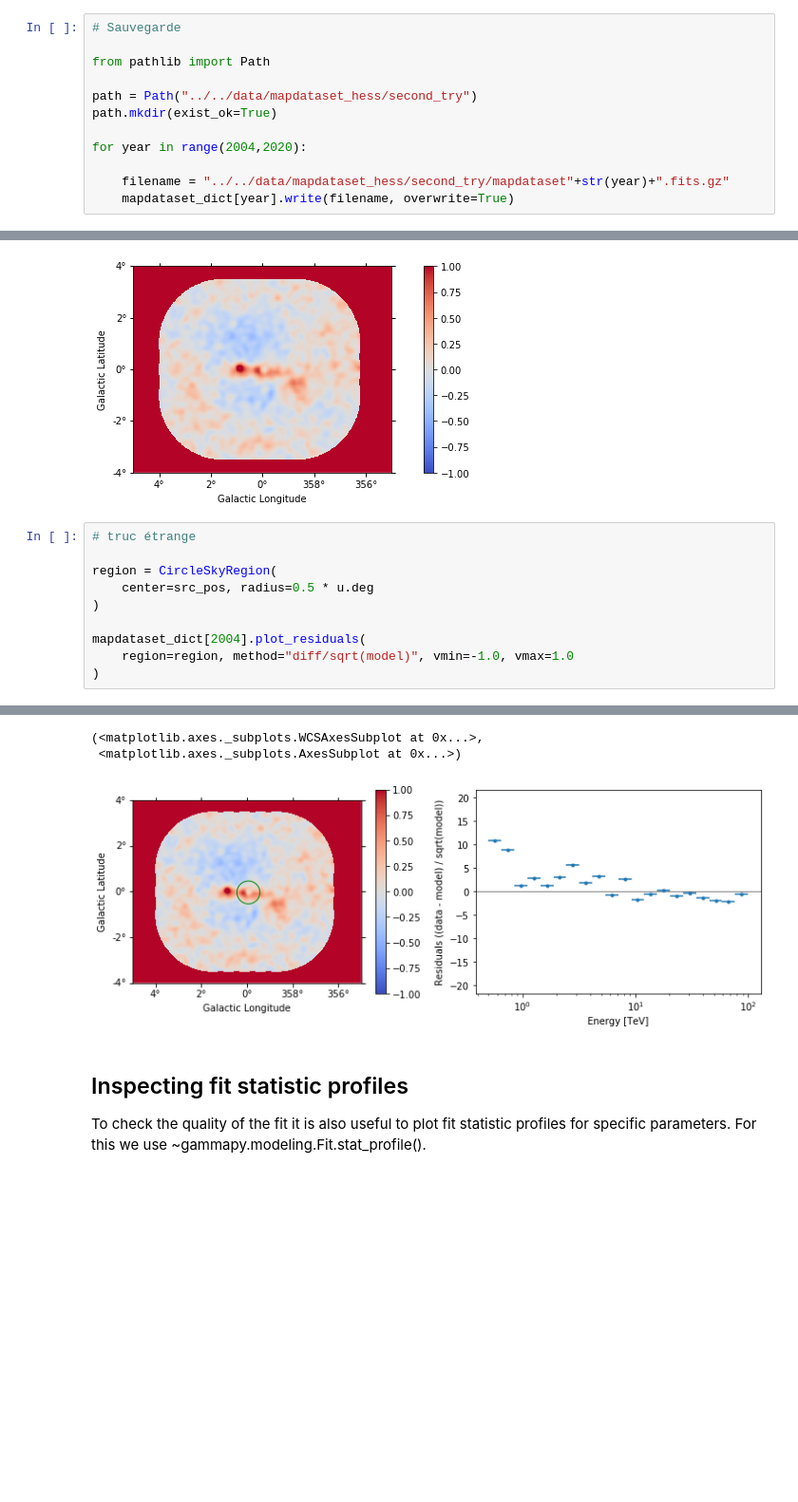
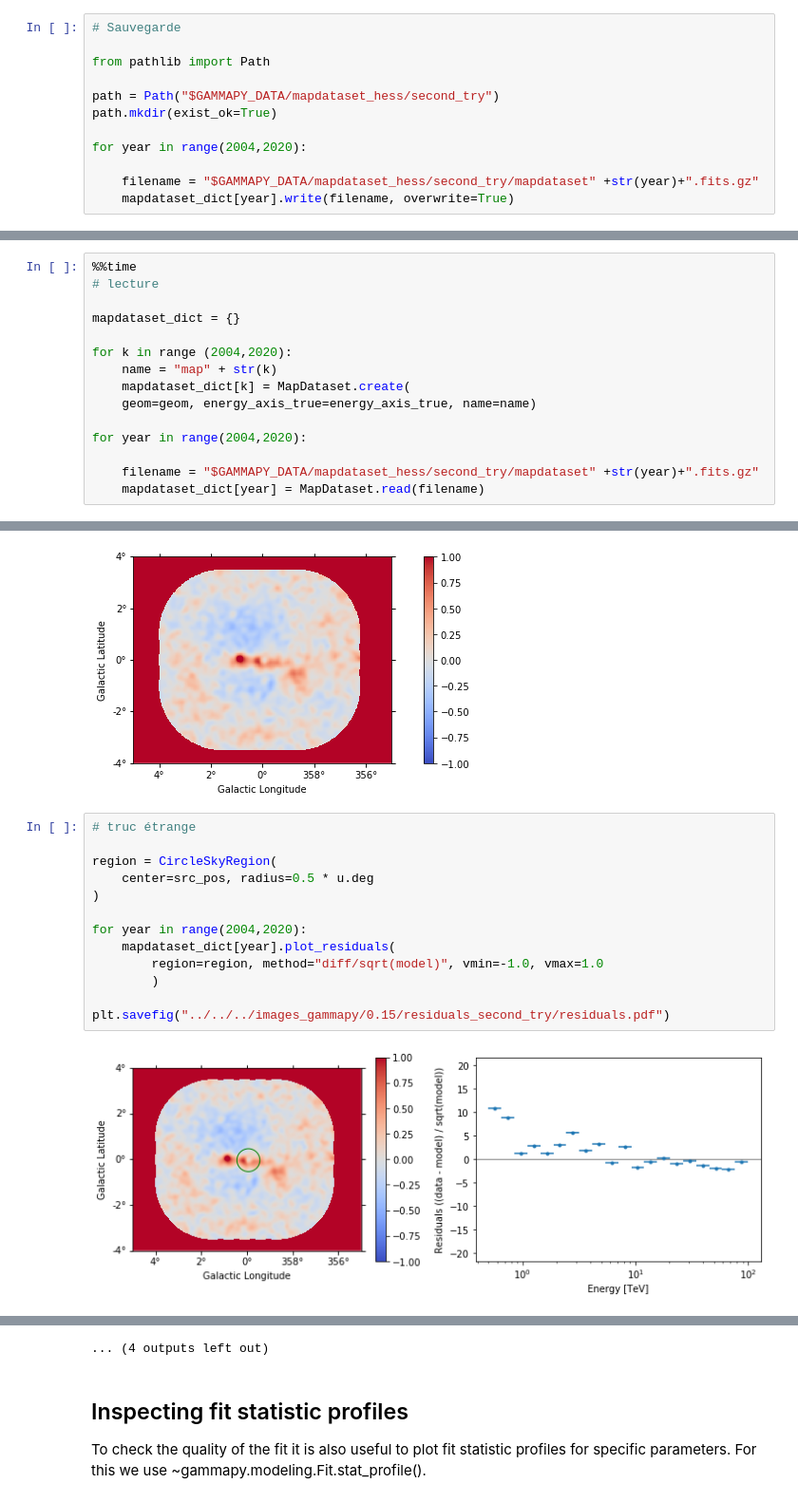
Before and after one commit to SamZouari/hess, a Jupyter notebook: notebooks0.15/evolution_temp.ipynb, the cells around one changed output, grey strips where cells are left out. Shown at 95% size. Drawn from its saved outputs; the diff is of its cells as text; blank space fills up the shorter version.

```diff
--- a/notebooks0.15/evolution_temp.ipynb
+++ b/notebooks0.15/evolution_temp.ipynb
@@ -381,12 +375,12 @@ mapdataset_dict[2019].counts.sum_over_axes().smooth(0.05 * u.deg).plot(
 
 from pathlib import Path
 
-path = Path("../../data/mapdataset_hess/second_try")
+path = Path("$GAMMAPY_DATA/mapdataset_hess/second_try")
 path.mkdir(exist_ok=True)
 
 for year in range(2004,2020):
 
-    filename = "../../data/mapdataset_hess/second_try/mapdataset"+str(year)+".fits.gz"
+    filename = "$GAMMAPY_DATA/mapdataset_hess/second_try/mapdataset" +str(year)+".fits.gz"
     mapdataset_dict[year].write(filename, overwrite=True)
 # %%
 # write maps OBSOLETE
@@ -489,3 +483,18 @@ CPU times: user 4min 11s, sys: 5.77 s, total: 4min 17s
 Wall time: 4min 37s
 # %% [markdown]
 # Le modèle pour la source
+# %%
+%%time
+# lecture
+
+mapdataset_dict = {}
+
+for k in range (2004,2020):
+    name = "map" + str(k)
+    mapdataset_dict[k] = MapDataset.create(
+    geom=geom, energy_axis_true=energy_axis_true, name=name)
+
+for year in range(2004,2020):
+
+    filename = "$GAMMAPY_DATA/mapdataset_hess/second_try/mapdataset" +str(year)+".fits.gz"
+    mapdataset_dict[year] = MapDataset.read(filename)
@@ -560,11 +594,15 @@ mapdataset_dict[2004].plot_residuals(method="diff/sqrt(model)", vmin=-1.0, vmax=
 # %%
 # truc étrange
 
 region = CircleSkyRegion(
     center=src_pos, radius=0.5 * u.deg
 )
 
-mapdataset_dict[2004].plot_residuals(
-    region=region, method="diff/sqrt(model)", vmin=-1.0, vmax=1.0
-)
+for year in range(2004,2020):
+    mapdataset_dict[year].plot_residuals(
+        region=region, method="diff/sqrt(model)", vmin=-1.0, vmax=1.0
+        )
+
+plt.savefig("../../../images_gammapy/0.15/residuals_second_try/residuals.pdf")
 # %% [output]
+[figure]
@@ -571,6 +620,4 @@ mapdataset_dict[2004].plot_residuals(
-(<matplotlib.axes._subplots.WCSAxesSubplot at 0x...>,
- <matplotlib.axes._subplots.AxesSubplot at 0x...>)
+... (4 outputs left out)
-[figure]
 # %% [markdown]
 ## Inspecting fit statistic profiles
 
```
Also changed, not shown: parts of 9 cells of this notebook, 1 other file.
